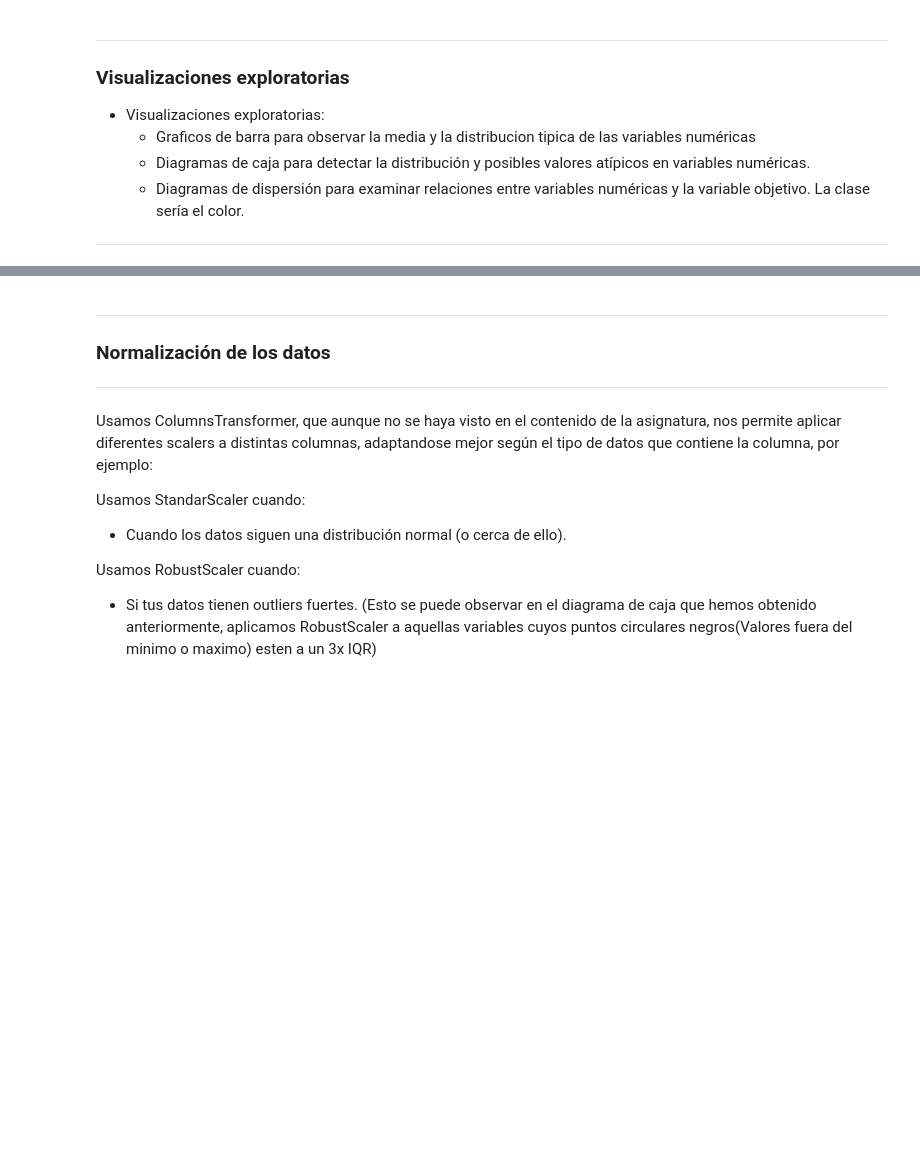
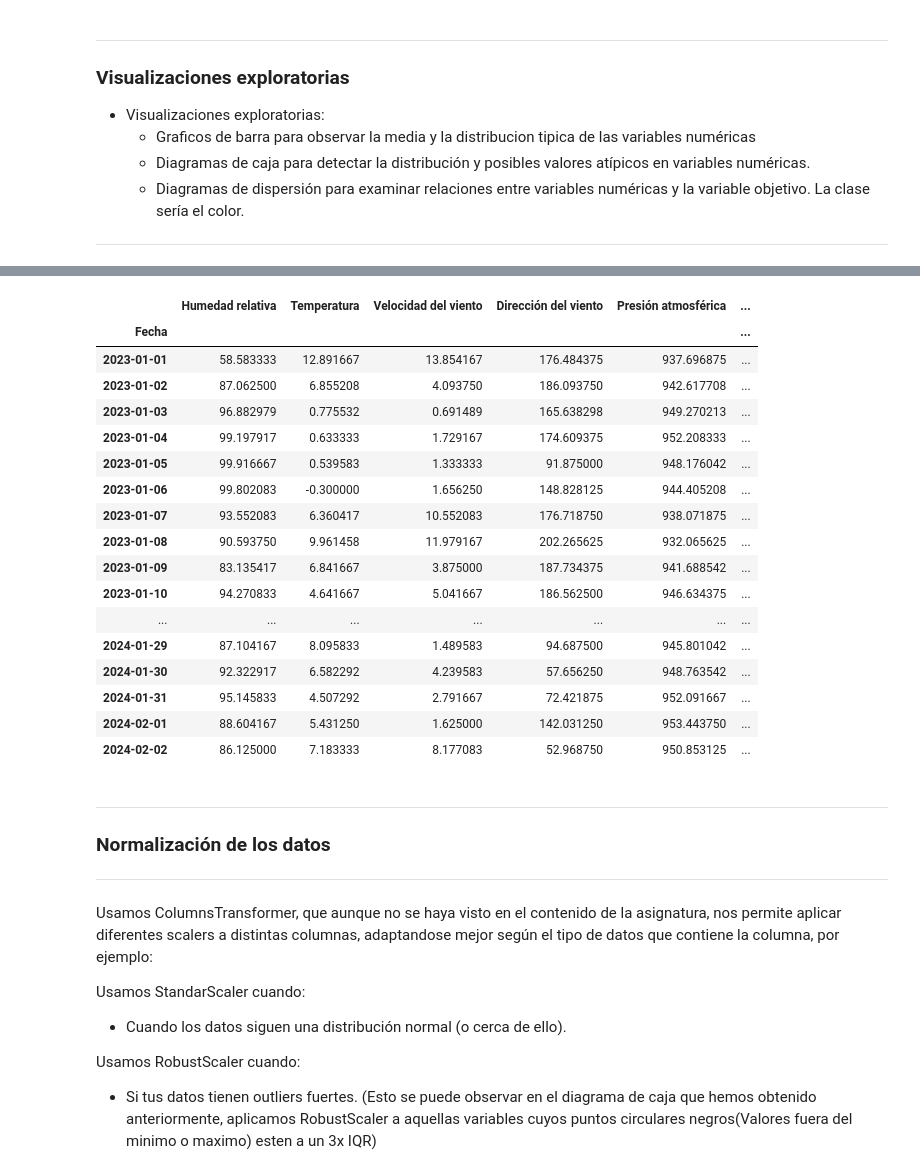
Before and after one commit to rodrigocastroviejo/Optimizacion-de-Riego-Deficitario-Controlado-en-cultivos-Le-osos-Mediante-Machine-Learning, a Jupyter notebook: model/EDA.ipynb, the cells around one changed output, grey strips where cells are left out. Cells and saved outputs as stored; diff of their text form; code cells hidden in the pictures; blank space fills up the shorter version.

```diff
--- a/model/EDA.ipynb
+++ b/model/EDA.ipynb
@@ -229,7 +229,7 @@ daily_df = daily_df.interpolate()
 
 
 # --- RESULTADO FINAL ---
-pd.set_option('display.max_columns', None)
+pd.set_option('display.max_columns', None, 'display.max_rows', None)
 display(daily_df)
 
 
@@ -1002,3 +393,44 @@ Mantendremos unicamente en el dataframe, aquellas variables que necesitemos para
+# %%
+columnas_a_eliminar = [
+    'Agua útil',
+    'Contenido volumétrico (10 cm)',
+    'Contenido volumétrico (20 cm)',
+    'Contenido volumétrico (40 cm)',
+    'Contenido volumétrico (60 cm)',
+    'Humectación en hoja (porcentaje)',
+    'Presión de vapor',
+    'Punto de rocío',
+    'Racha de viento máxima',
+    'Temperatura del bulbo húmedo',
+    'Temperatura en suelo (10 cm)',
+    'Temperatura en suelo (20 cm)',
+    'Temperatura en suelo (40 cm)',
+    'Temperatura en suelo (60 cm)',
+    'Índice de calor'
+]
+
+daily_df.drop(columnas_a_eliminar, axis=1, inplace=True)
+
+display(daily_df)
+# %% [output]
+|  | Humedad relativa | Temperatura | Velocidad del viento | Dirección del viento | Presión atmosférica | ... |
+| Fecha |  |  |  |  |  | ... |
+| 2023-01-01 | 58.583333 | 12.891667 | 13.854167 | 176.484375 | 937.696875 | ... |
+| 2023-01-02 | 87.062500 | 6.855208 | 4.093750 | 186.093750 | 942.617708 | ... |
+| 2023-01-03 | 96.882979 | 0.775532 | 0.691489 | 165.638298 | 949.270213 | ... |
+| 2023-01-04 | 99.197917 | 0.633333 | 1.729167 | 174.609375 | 952.208333 | ... |
+| 2023-01-05 | 99.916667 | 0.539583 | 1.333333 | 91.875000 | 948.176042 | ... |
+| 2023-01-06 | 99.802083 | -0.300000 | 1.656250 | 148.828125 | 944.405208 | ... |
+| 2023-01-07 | 93.552083 | 6.360417 | 10.552083 | 176.718750 | 938.071875 | ... |
+| 2023-01-08 | 90.593750 | 9.961458 | 11.979167 | 202.265625 | 932.065625 | ... |
+| 2023-01-09 | 83.135417 | 6.841667 | 3.875000 | 187.734375 | 941.688542 | ... |
+| 2023-01-10 | 94.270833 | 4.641667 | 5.041667 | 186.562500 | 946.634375 | ... |
+| ... | ... | ... | ... | ... | ... | ... |
+| 2024-01-29 | 87.104167 | 8.095833 | 1.489583 | 94.687500 | 945.801042 | ... |
+| 2024-01-30 | 92.322917 | 6.582292 | 4.239583 | 57.656250 | 948.763542 | ... |
+| 2024-01-31 | 95.145833 | 4.507292 | 2.791667 | 72.421875 | 952.091667 | ... |
+| 2024-02-01 | 88.604167 | 5.431250 | 1.625000 | 142.031250 | 953.443750 | ... |
+| 2024-02-02 | 86.125000 | 7.183333 | 8.177083 | 52.968750 | 950.853125 | ... |
 # %% [markdown]
 ---
 
```
Also changed, not shown: parts of 84 cells of this notebook.
